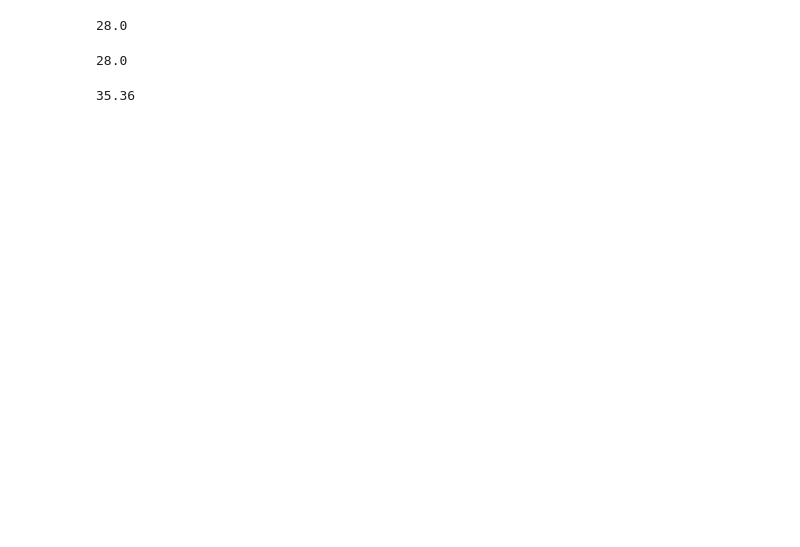
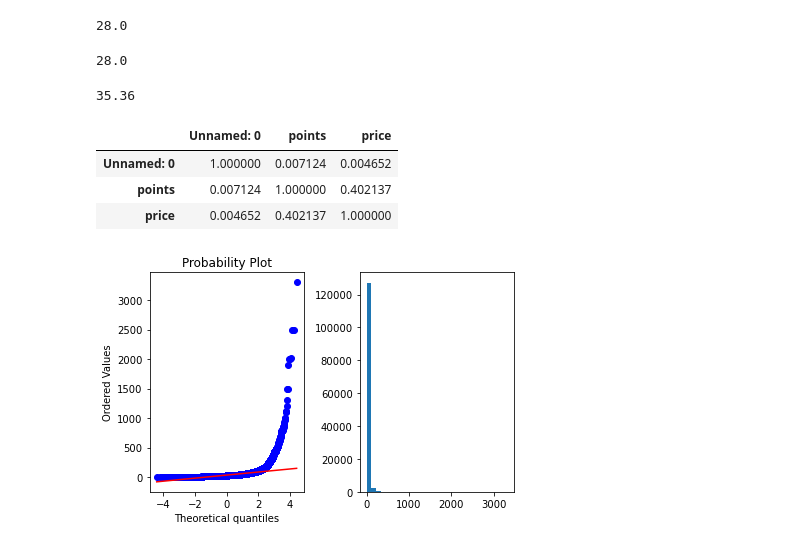
Before and after one commit to PoluboyarinovSI/SF_DataScience, a Jupyter notebook: Current_tasks/EDA_1.ipynb, the cells around one changed output. Saved outputs shown, nothing was run; the diff lists cells and outputs as text; code cells hidden in the pictures; blank space fills up the shorter version.

```diff
--- a/Current_tasks/EDA_1.ipynb
+++ b/Current_tasks/EDA_1.ipynb
@@ -129,3 +131,20 @@ median
 round(statistics.mode(wdc['price']), 2)
 # %% [output]
 35.36
+# %%
+wdc.corr('pearson')
+# %% [output]
+|  | Unnamed: 0 | points | price |
+| Unnamed: 0 | 1.000000 | 0.007124 | 0.004652 |
+| points | 0.007124 | 1.000000 | 0.402137 |
+| price | 0.004652 | 0.402137 | 1.000000 |
+# %%
+plt.subplot(1,2,1)
+stats.probplot(wdc['price'],plot=plt);
+
+plt.subplot(1,2,2)
+plt.hist(wdc['price'], bins=30);
+
+plt.tight_layout()
+# %% [output]
+[figure, added]
```
Also changed, not shown: parts of 14 cells of this notebook.
